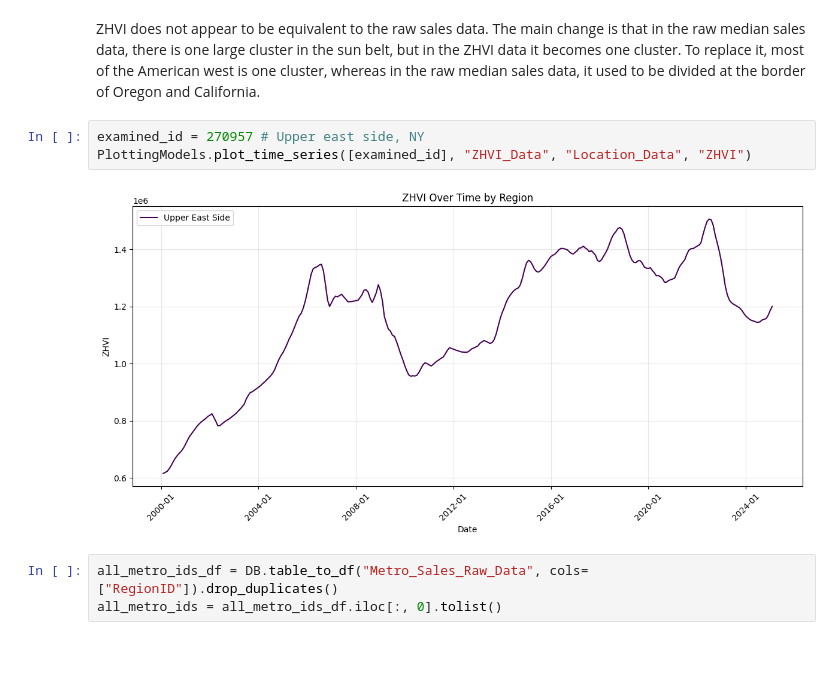
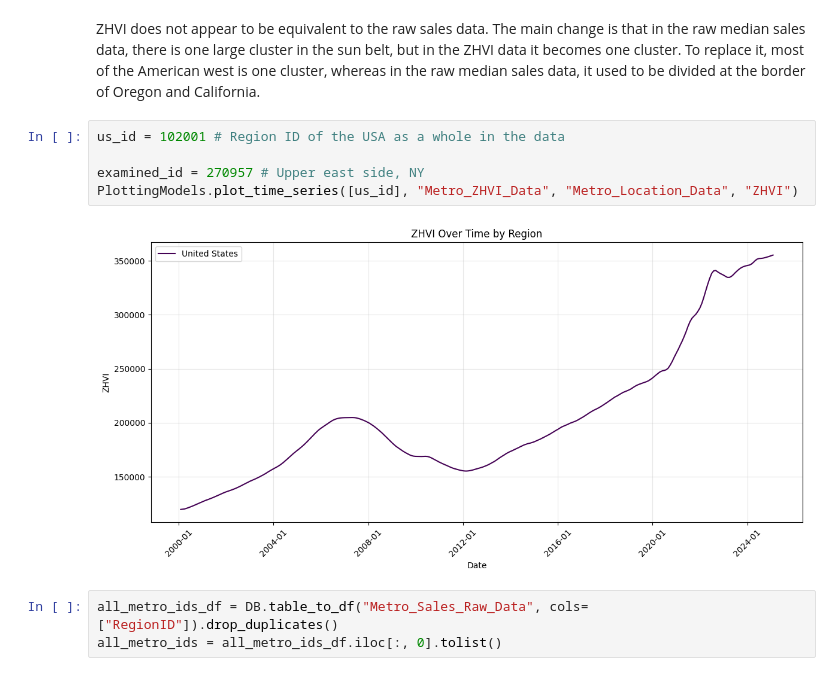
Before and after one commit to JohnathanChan973/CS439_Project_Housing, a Jupyter notebook: db_processing.ipynb, the cells around one changed output. Cells and saved outputs as stored; diff of their text form.

Commit message:
changed a plot

```diff
--- a/db_processing.ipynb
+++ b/db_processing.ipynb
@@ -1311,11 +1311,13 @@ PlottingModels.plot_housing_map(continental_metro_zhvi_df, continental_metro_zhv
  <GeoAxes: title={'center': 'KMeans Clustering of ZHVI by Location and Value as of 2025-01-31'}>)
 # %% [markdown]
 ZHVI does not appear to be equivalent to the raw sales data. The main change is that in the raw median sales data, there is one large cluster in the sun belt, but in the ZHVI data it becomes one cluster. To replace it, most of the American west is one cluster, whereas in the raw median sales data, it used to be divided at the border of Oregon and California.
-# %%
-examined_id = 270957 # Upper east side, NY
-PlottingModels.plot_time_series([examined_id], "ZHVI_Data", "Location_Data", "ZHVI")
-# %% [output]
-[figure, removed]
+# %%
+us_id = 102001 # Region ID of the USA as a whole in the data
+
+examined_id = 270957 # Upper east side, NY
+PlottingModels.plot_time_series([us_id], "Metro_ZHVI_Data", "Metro_Location_Data", "ZHVI")
+# %% [output]
+[figure, added]
 # %%
 all_metro_ids_df = DB.table_to_df("Metro_Sales_Raw_Data", cols=["RegionID"]).drop_duplicates()
 all_metro_ids = all_metro_ids_df.iloc[:, 0].tolist()
```
Also changed, not shown: parts of 2 cells of this notebook.
